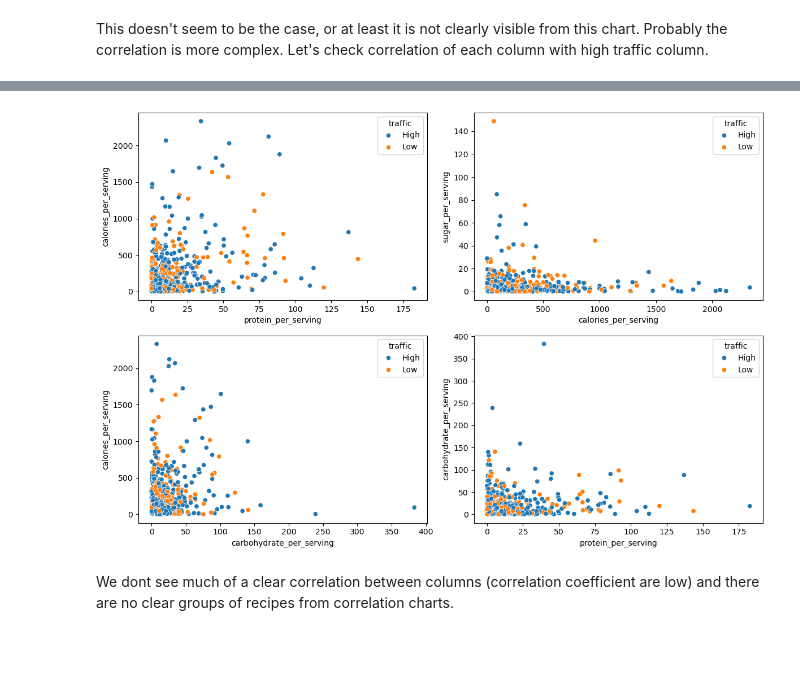
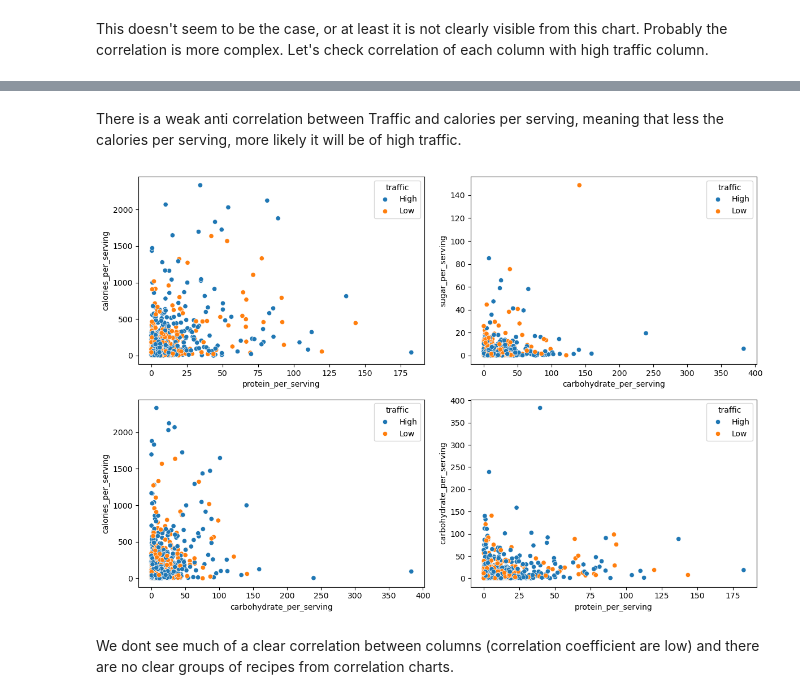
Before and after one commit to realivanivani/Recipe-Site-Traffic-Predictor, a Jupyter notebook: notebook_second_version.ipynb, the cells around one changed output, grey strips where cells are left out. Cells and saved outputs as stored; diff of their text form; code cells hidden in the pictures; blank space fills up the shorter version.

```diff
--- a/notebook_second_version.ipynb
+++ b/notebook_second_version.ipynb
@@ -376,6 +380,7 @@ We can at least get a lower limit of calories (carb + proteins) and compare thos
 # Feature engineering
 
 df['calculated_calories'] = df['protein'] * 4 + df['carbohydrate'] * 4
+df['calculated_calories_per_serving'] = df['protein_per_serving'] * 4 + df['carbohydrate_per_serving'] * 4
 # %%
 filtered_df = df[(df['calories_per_serving'] < 5) & (df.category != 'Beverages')]
 filtered_df[['recipe','calories','carbohydrate','protein','calculated_calories']]
@@ -540,17 +561,19 @@ plt.show()
+# %% [markdown]
+There is a weak anti correlation between Traffic and calories per serving, meaning that less the calories per serving, more likely it will be of high traffic.
 # %%
 # Create subplots
 fig, axes = plt.subplots(2, 2, figsize=(12, 8))
 
 # Plot correlations
 sns.scatterplot(x='protein_per_serving', y='calories_per_serving', hue='traffic', data=df, ax=axes[0, 0])
-sns.scatterplot(x='calories_per_serving',y ='sugar_per_serving', hue='traffic', data=df, ax=axes[0, 1])
+sns.scatterplot(x='carbohydrate_per_serving',y ='sugar_per_serving', hue='traffic', data=df, ax=axes[0, 1])
 sns.scatterplot(x='carbohydrate_per_serving', y='calories_per_serving', hue='traffic', data=df, ax=axes[1, 0])
 sns.scatterplot(x='protein_per_serving', y='carbohydrate_per_serving', hue='traffic', data=df, ax=axes[1, 1])
 
 plt.tight_layout()
 plt.show()
 # %% [output]
-[figure, old version]
+[figure, new version]
 # %% [markdown]
 We dont see much of a clear correlation between columns (correlation coefficient are low) and there are no clear groups of recipes from correlation charts.
 # %% [markdown]
```
Also changed, not shown: parts of 12 cells of this notebook.
